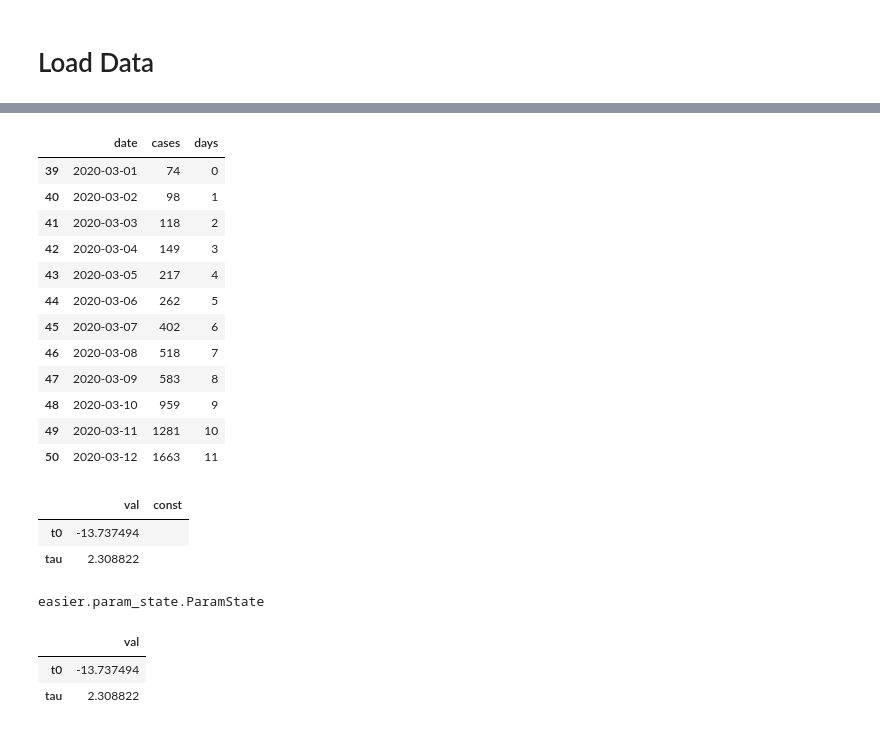
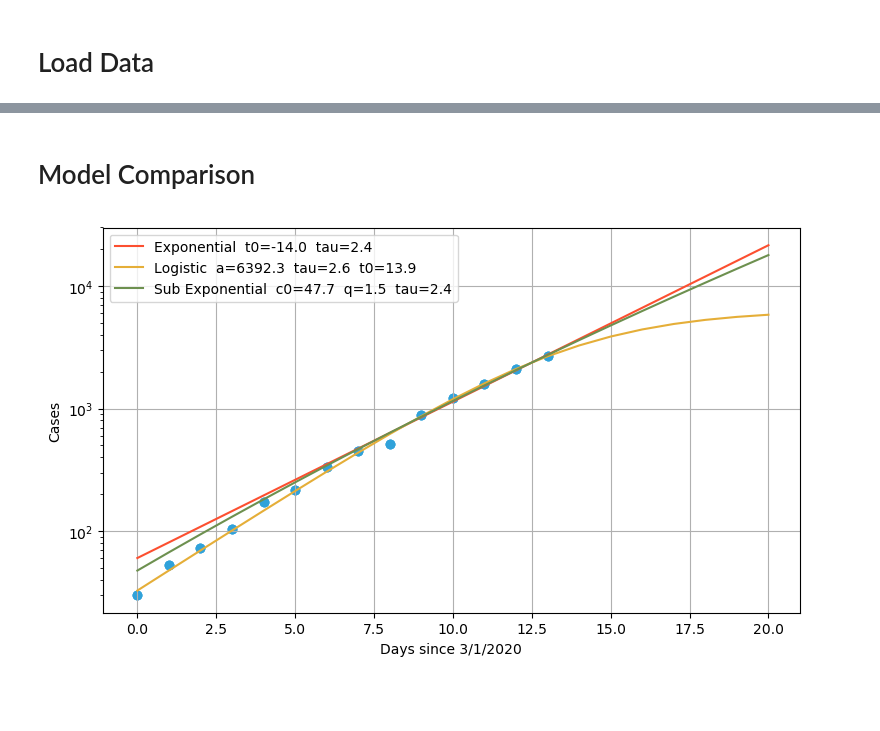
Before and after one commit to robdmc/COVID-19, a Jupyter notebook: us_corona.ipynb, the cells around one changed output, grey strips where cells are left out. Saved outputs shown, nothing was run; the diff lists cells and outputs as text; code cells hidden in the pictures; blank space fills up the shorter version.

```diff
--- a/us_corona.ipynb
+++ b/us_corona.ipynb
@@ -105,0 +145,8 @@ Optimization terminated successfully.
+# %%
+class ModelExponent(ModelBase):
+    def model(self, p):
+        return  2 ** ((p.x - p.t0) / p.tau)
+
+
+model_exp = ModelExponent(name='Exponential', t0=-16,  tau=3)
+# model_exp.plot()
@@ -105,0 +159,9 @@ Optimization terminated successfully.
+# %%
+class ModelLogistic(ModelBase):
+    def model(self, p):
+        z = (p.x - p.t0) / p.tau
+        return p.a * np.exp(z) / (1 + np.exp(z))
+
+
+model_log = ModelLogistic(name='Logistic', a=1e6, tau=3, t0=10)
+# model_log.plot()
@@ -106,19 +174,15 @@ Optimization terminated successfully.
 # %%
-# Cumulative growth model from
-# https://www.ncbi.nlm.nih.gov/pmc/articles/PMC5348083/
-df = loader.df_total
-def model(p):
-    r = 1 / p.tau
-    P = .5 * (1 + np.tanh(p.q))
-    m = 1 / (1 + 1e-10 - P)
+class ModelSubExp(ModelBase):
+    def model(self, p):
+        r = 1 / p.tau
+        P = .5 * (1 + np.tanh(p.q))
+        m = 1 / (1 + 1e-10 - P)
 
-    return ((r / m ) * p.x + p.c0 ** (1 / m)) ** m
+        return ((r / m ) * p.x + p.c0 ** (1 / m)) ** m
 
-fitter = ezr.Fitter(c0=60., q=.8, tau=3)
-# fitter.optimizer_kwargs(maxiter=1)
-fitter.fit(x=df.days, y=df.cases, model=model, plot_every=10, algorithm='fmin_powell')
-display(fitter.params)
-print(f'p = {.5 * (1 + np.tanh(fitter.params.q))}')
+
+model_sub = ModelSubExp(name='Sub Exponential', c0=60., q=.8, tau=3)
+# model_sub.plot()
 # %% [output]
 [interactive output not drawn]
 Optimization terminated successfully.
@@ -179,32 +192,9 @@ m
-# %%
-loader.df_total
-# %% [output]
-|  | date | cases | days |
-| 39 | 2020-03-01 | 74 | 0 |
-| 40 | 2020-03-02 | 98 | 1 |
-| 41 | 2020-03-03 | 118 | 2 |
-| 42 | 2020-03-04 | 149 | 3 |
-| 43 | 2020-03-05 | 217 | 4 |
-| 44 | 2020-03-06 | 262 | 5 |
-| 45 | 2020-03-07 | 402 | 6 |
-| 46 | 2020-03-08 | 518 | 7 |
-| 47 | 2020-03-09 | 583 | 8 |
-| 48 | 2020-03-10 | 959 | 9 |
-| 49 | 2020-03-11 | 1281 | 10 |
-| 50 | 2020-03-12 | 1663 | 11 |
-# %%
-exp_fitter.params
-# %% [output]
-|  | val | const |
-| t0 | -13.737494 |  |
-| tau | 2.308822 |  |
-# %%
-type(exp_fitter.params)
-# %% [output]
-easier.param_state.ParamState
-# %%
-exp_fitter.params.df[['val']]
-# %% [output]
-|  | val |
-| t0 | -13.737494 |
-| tau | 2.308822 |
+# %% [markdown]
+# Model Comparison
+# %%
+ax = model_exp.plot_mpl(color=ezr.cc.b)
+model_log.plot_mpl(ax=ax, color=ezr.cc.c)
+model_sub.plot_mpl(ax=ax, color=ezr.cc.d)
+ax.set_yscale('log')
+# %% [output]
+[figure, added]
```
Also changed, not shown: parts of 20 cells of this notebook.
